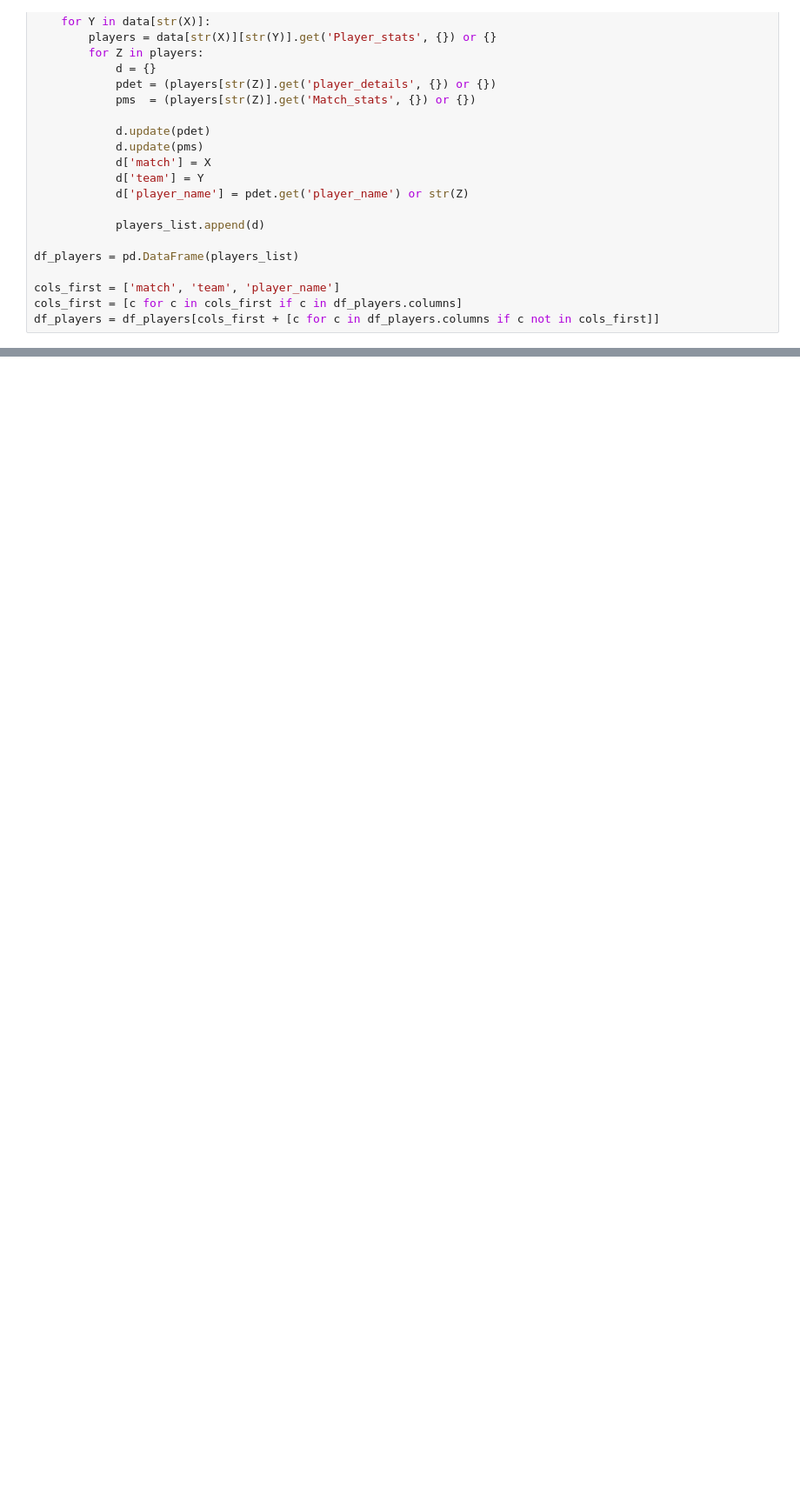
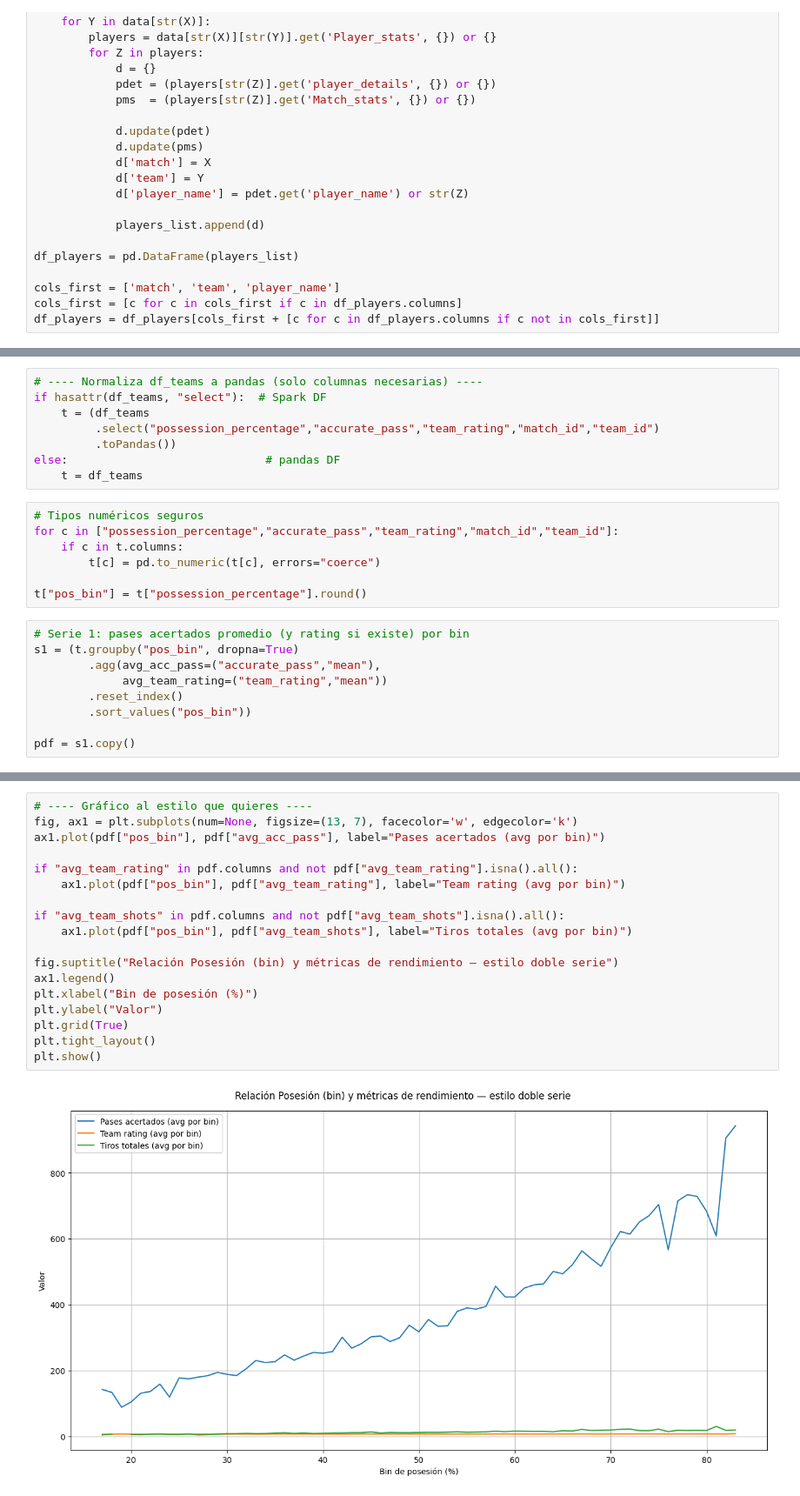
Before and after one commit to T3cm0/Parcial-1-Procesamiento-de-Datos, a Jupyter notebook: notebooks/Parcial_Procesamiento_Datos.ipynb, the cells around one changed output, grey strips where cells are left out. Shown at 87% size. Drawn from its saved outputs; the diff is of its cells as text; blank space fills up the shorter version.

```diff
--- a/notebooks/Parcial_Procesamiento_Datos.ipynb
+++ b/notebooks/Parcial_Procesamiento_Datos.ipynb
@@ -236,0 +787,24 @@ HR / AR (str/int): rojas local/visitante.
+# %%
+# ---- Normaliza df_teams a pandas (solo columnas necesarias) ----
+if hasattr(df_teams, "select"):  # Spark DF
+    t = (df_teams
+         .select("possession_percentage","accurate_pass","team_rating","match_id","team_id")
+         .toPandas())
+else:                             # pandas DF
+    t = df_teams
+# %%
+# Tipos numéricos seguros
+for c in ["possession_percentage","accurate_pass","team_rating","match_id","team_id"]:
+    if c in t.columns:
+        t[c] = pd.to_numeric(t[c], errors="coerce")
+
+t["pos_bin"] = t["possession_percentage"].round()
+# %%
+# Serie 1: pases acertados promedio (y rating si existe) por bin
+s1 = (t.groupby("pos_bin", dropna=True)
+        .agg(avg_acc_pass=("accurate_pass","mean"),
+             avg_team_rating=("team_rating","mean"))
+        .reset_index()
+        .sort_values("pos_bin"))
+
+pdf = s1.copy()
@@ -236,0 +839,20 @@ HR / AR (str/int): rojas local/visitante.
+# %%
+# ---- Gráfico al estilo que quieres ----
+fig, ax1 = plt.subplots(num=None, figsize=(13, 7), facecolor='w', edgecolor='k')
+ax1.plot(pdf["pos_bin"], pdf["avg_acc_pass"], label="Pases acertados (avg por bin)")
+
+if "avg_team_rating" in pdf.columns and not pdf["avg_team_rating"].isna().all():
+    ax1.plot(pdf["pos_bin"], pdf["avg_team_rating"], label="Team rating (avg por bin)")
+
+if "avg_team_shots" in pdf.columns and not pdf["avg_team_shots"].isna().all():
+    ax1.plot(pdf["pos_bin"], pdf["avg_team_shots"], label="Tiros totales (avg por bin)")
+
+fig.suptitle("Relación Posesión (bin) y métricas de rendimiento — estilo doble serie")
+ax1.legend()
+plt.xlabel("Bin de posesión (%)")
+plt.ylabel("Valor")
+plt.grid(True)
+plt.tight_layout()
+plt.show()
+# %% [output]
+[figure, added]
```
Also changed, not shown: parts of 78 cells of this notebook, 10 other files.
